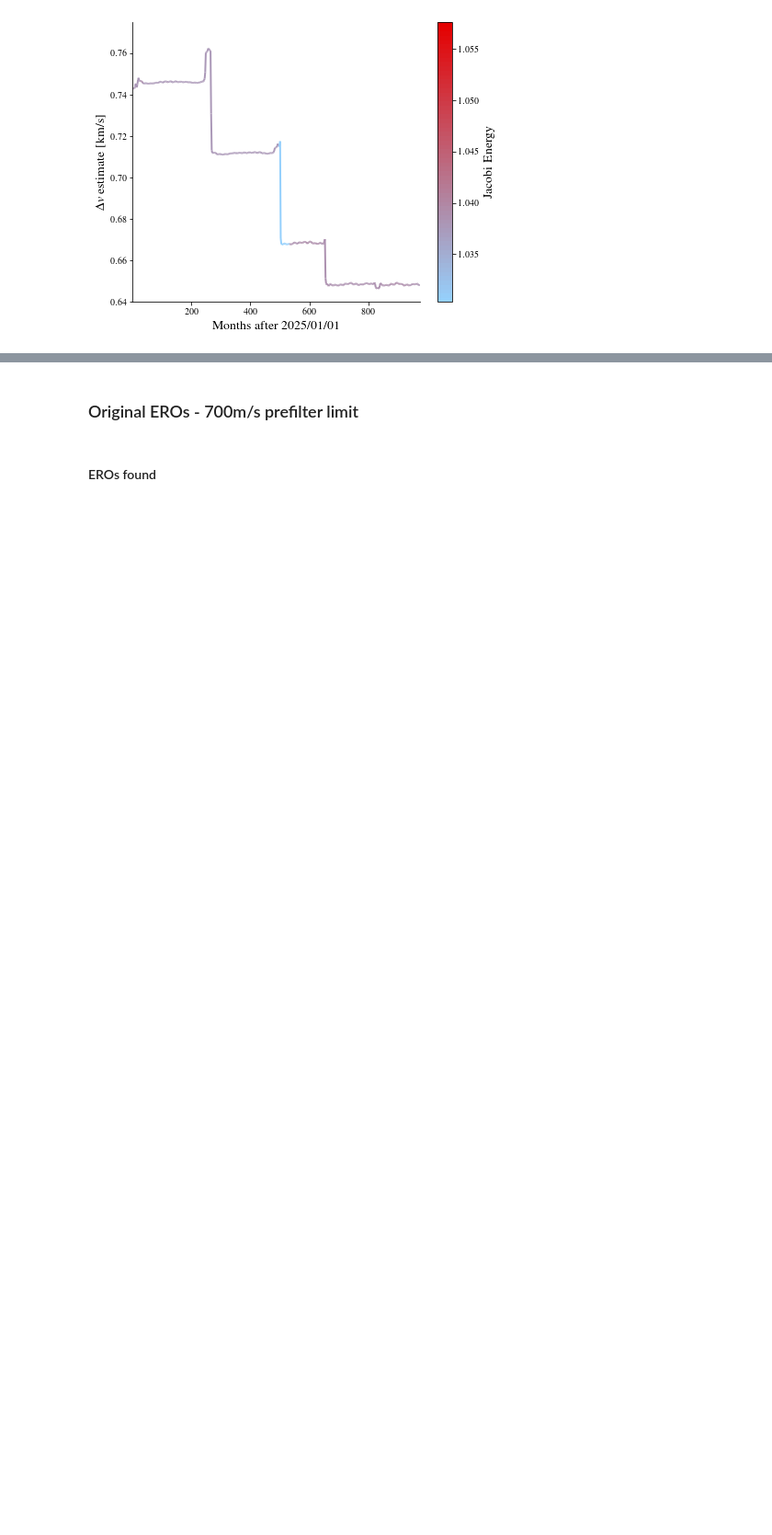
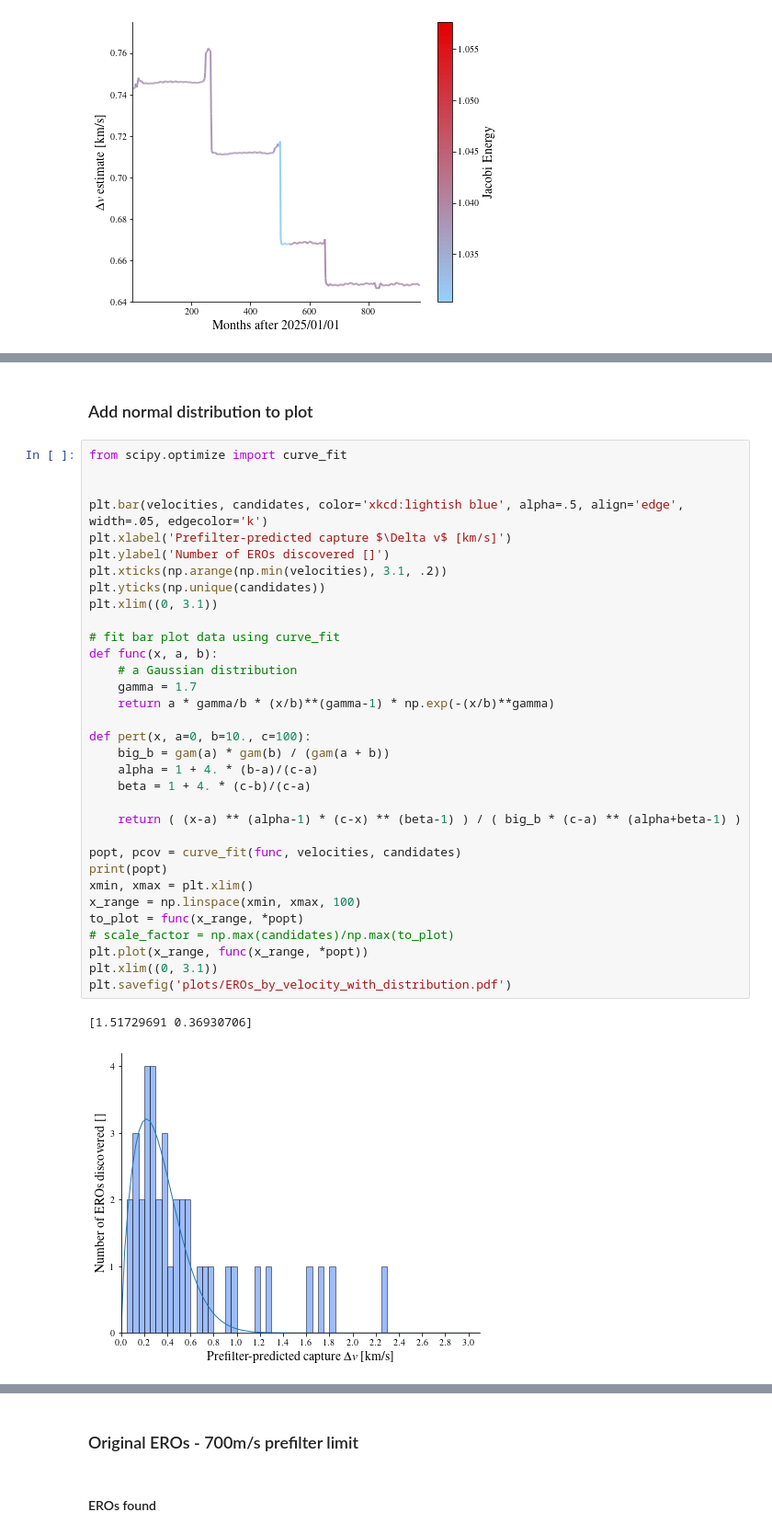
Before and after one commit to tylerjackoliver/Fortran-Asteroid-Retrieval-Toolkit, a Jupyter notebook: figures/make_plots.ipynb, the cells around one changed output, grey strips where cells are left out. Shown at 92% size. Cells and saved outputs as stored; diff of their text form; blank space fills up the shorter version.

```diff
--- a/figures/make_plots.ipynb
+++ b/figures/make_plots.ipynb
@@ -239,0 +288,38 @@ plt.show()
+# %% [markdown]
+### Add normal distribution to plot
+# %%
+from scipy.optimize import curve_fit
+
+
+plt.bar(velocities, candidates, color='xkcd:lightish blue', alpha=.5, align='edge', width=.05, edgecolor='k')
+plt.xlabel('Prefilter-predicted capture $\Delta v$ [km/s]')
+plt.ylabel('Number of EROs discovered []')
+plt.xticks(np.arange(np.min(velocities), 3.1, .2))
+plt.yticks(np.unique(candidates))
+plt.xlim((0, 3.1))
+
+# fit bar plot data using curve_fit
+def func(x, a, b):
+    # a Gaussian distribution
+    gamma = 1.7
+    return a * gamma/b * (x/b)**(gamma-1) * np.exp(-(x/b)**gamma)
+
+def pert(x, a=0, b=10., c=100):
+    big_b = gam(a) * gam(b) / (gam(a + b))
+    alpha = 1 + 4. * (b-a)/(c-a)
+    beta = 1 + 4. * (c-b)/(c-a)
+
+    return ( (x-a) ** (alpha-1) * (c-x) ** (beta-1) ) / ( big_b * (c-a) ** (alpha+beta-1) )
+
+popt, pcov = curve_fit(func, velocities, candidates)
+print(popt)
+xmin, xmax = plt.xlim()
+x_range = np.linspace(xmin, xmax, 100)
+to_plot = func(x_range, *popt)
+# scale_factor = np.max(candidates)/np.max(to_plot)
+plt.plot(x_range, func(x_range, *popt))
+plt.xlim((0, 3.1))
+plt.savefig('plots/EROs_by_velocity_with_distribution.pdf')
+# %% [output]
+[1.51729691 0.36930706]
+[figure, added]
```
Also changed, not shown: parts of 44 cells of this notebook.
